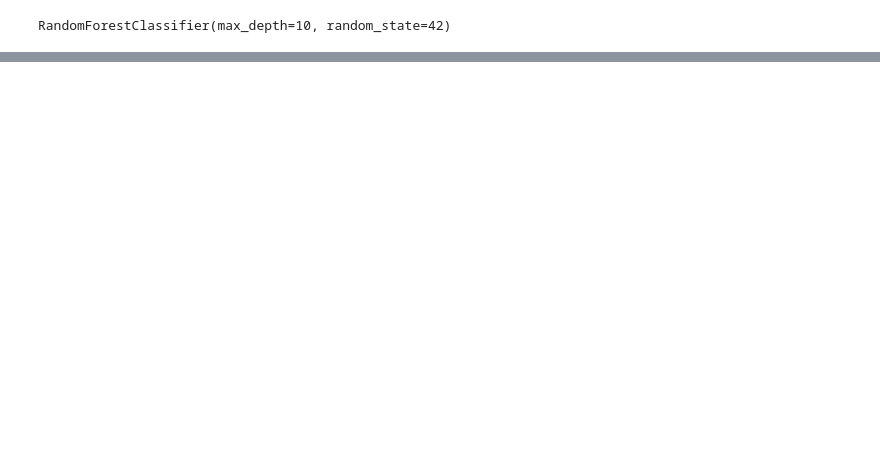
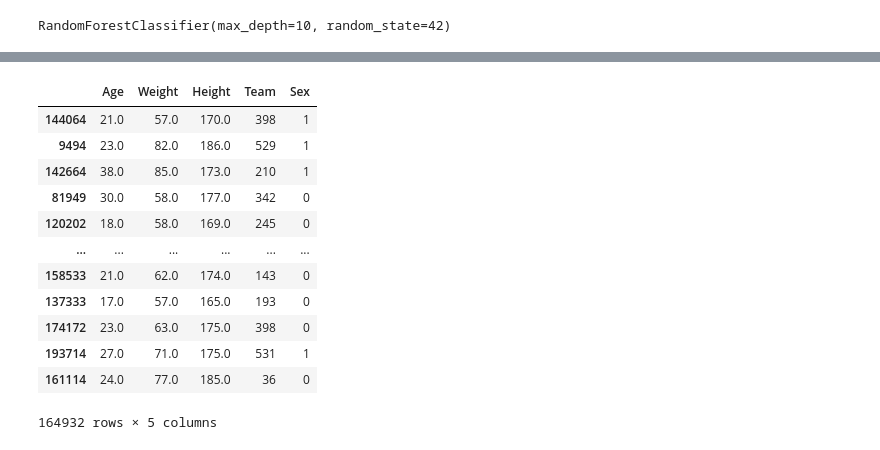
Before and after one commit to gleffad/data_approach_to_olympic_games, a Jupyter notebook: olympic_games_analysis.ipynb, the cells around one changed output, grey strips where cells are left out. Cells and saved outputs as stored; diff of their text form; code cells hidden in the pictures; blank space fills up the shorter version.

```diff
--- a/olympic_games_analysis.ipynb
+++ b/olympic_games_analysis.ipynb
@@ -515,0 +665,31 @@ weighted avg       0.85      0.85      0.82     41233
+# %%
+df_events = pd.read_csv("athlete_events.csv")                               # Charge le dataset
+df_events.dropna(inplace=True, subset=['Age', 'Height', 'Weight'])          # Enleve les ligne useless
+df_events = df_events[['Sex', 'Age', 'Height', 'Weight', 'Team', 'Sport']]  # Garde les cololones utiles
+
+label_encoder_team = LabelEncoder()
+df_events['Team'] = label_encoder_team.fit_transform(df_events['Team'])
+label_encoder_sex = LabelEncoder()
+df_events['Sex'] = label_encoder_sex.fit_transform(df_events['Sex'])
+
+df_events['Sport'] = df_events['Sport'].apply(sport_to_group)
+
+Y = df_events['Sport']
+X = df_events[["Age", "Weight", "Height", "Team", "Sex"]]
+
+X_train, X_test, Y_train, Y_test = train_test_split(X, Y, shuffle=True, train_size=0.8, random_state=42)
+X_train
+# %% [output]
+|  | Age | Weight | Height | Team | Sex |
+| 144064 | 21.0 | 57.0 | 170.0 | 398 | 1 |
+| 9494 | 23.0 | 82.0 | 186.0 | 529 | 1 |
+| 142664 | 38.0 | 85.0 | 173.0 | 210 | 1 |
+| 81949 | 30.0 | 58.0 | 177.0 | 342 | 0 |
+| 120202 | 18.0 | 58.0 | 169.0 | 245 | 0 |
+| ... | ... | ... | ... | ... | ... |
+| 158533 | 21.0 | 62.0 | 174.0 | 143 | 0 |
+| 137333 | 17.0 | 57.0 | 165.0 | 193 | 0 |
+| 174172 | 23.0 | 63.0 | 175.0 | 398 | 0 |
+| 193714 | 27.0 | 71.0 | 175.0 | 531 | 1 |
+| 161114 | 24.0 | 77.0 | 185.0 | 36 | 0 |
+164932 rows × 5 columns
```
Also changed, not shown: parts of 54 cells of this notebook, 4 other files.
